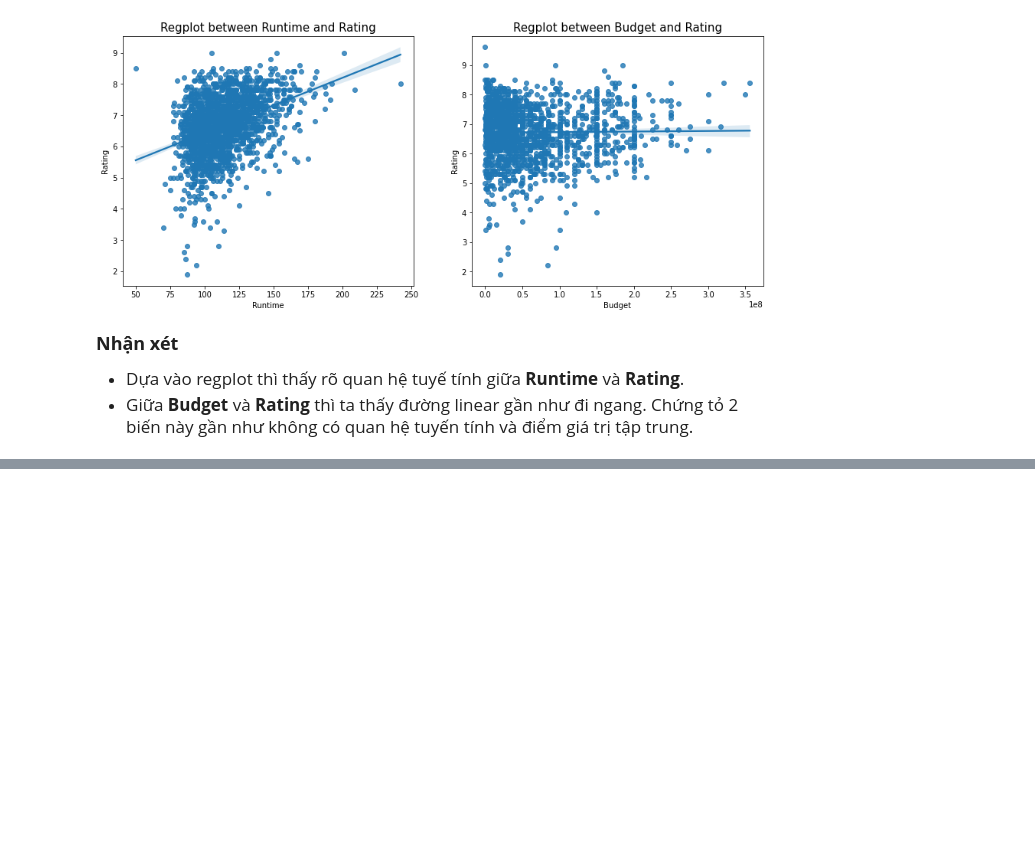
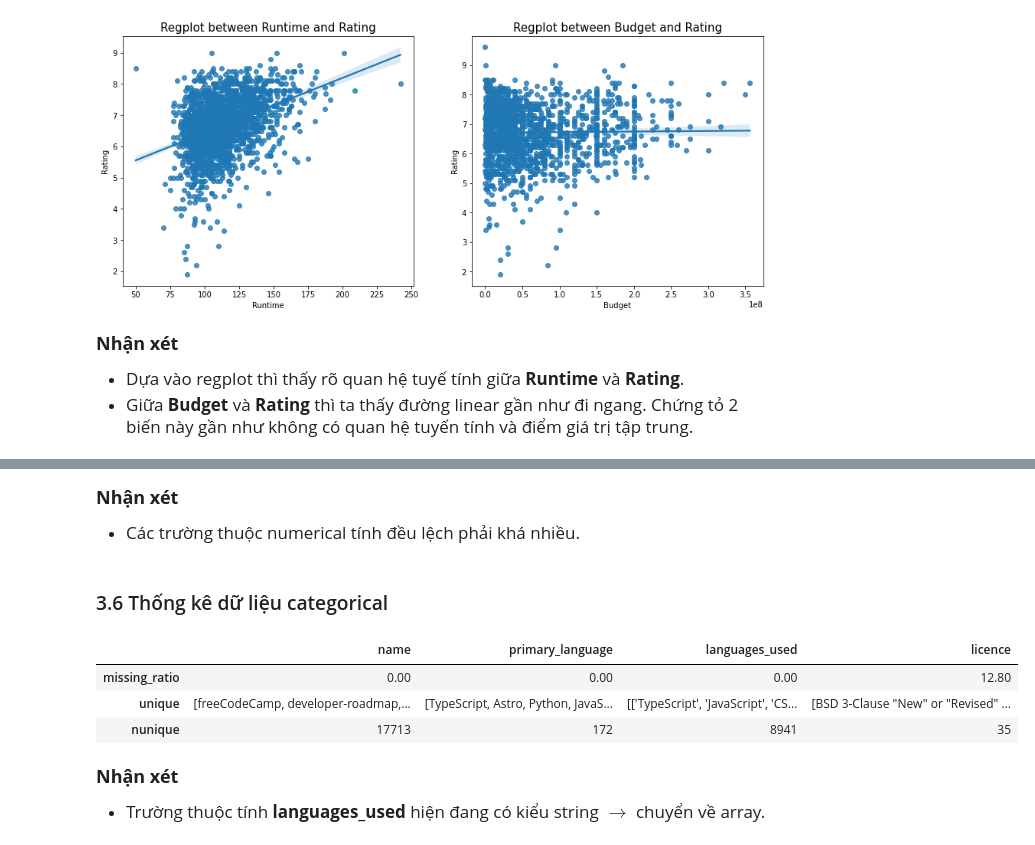
Before and after one commit to ShinNgao12/KHDL-UD, a Jupyter notebook: Lab01/Lab01.ipynb, the cells around one changed output, grey strips where cells are left out. Cells and saved outputs as stored; diff of their text form; code cells hidden in the pictures; blank space fills up the shorter version.

```diff
--- a/Lab01/Lab01.ipynb
+++ b/Lab01/Lab01.ipynb
@@ -319,0 +452,16 @@ plt.show();
+# %% [markdown]
+<span style="font-size:18px;font-family: Times New Roman;">**Nhận xét** </span>
+- <span style="font-size:17px;font-family: Times New Roman;">Các trường thuộc numerical tính đều lệch phải khá nhiều. </span>
+# %% [markdown]
+### 3.6 Thống kê dữ liệu categorical
+# %%
+categorical_github_df = github_df.select_dtypes('O')
+categorical_github_df.agg([missing_ratio,pd.Series.unique,pd.Series.nunique])
+# %% [output]
+|  | name | primary_language | languages_used | licence |
+| missing_ratio | 0.00 | 0.00 | 0.00 | 12.80 |
+| unique | [freeCodeCamp, developer-roadmap,... | [TypeScript, Astro, Python, JavaS... | [['TypeScript', 'JavaScript', 'CS... | [BSD 3-Clause "New" or "Revised" ... |
+| nunique | 17713 | 172 | 8941 | 35 |
+# %% [markdown]
+<span style="font-size:18px;font-family: Times New Roman;">**Nhận xét** </span>
+- <span style="font-size:17px;font-family: Times New Roman;">Trường thuộc tính **languages_used** hiện đang có kiểu string $\rightarrow$ chuyển về array. </span>
```
Also changed, not shown: parts of 27 cells of this notebook, 1 other file.
